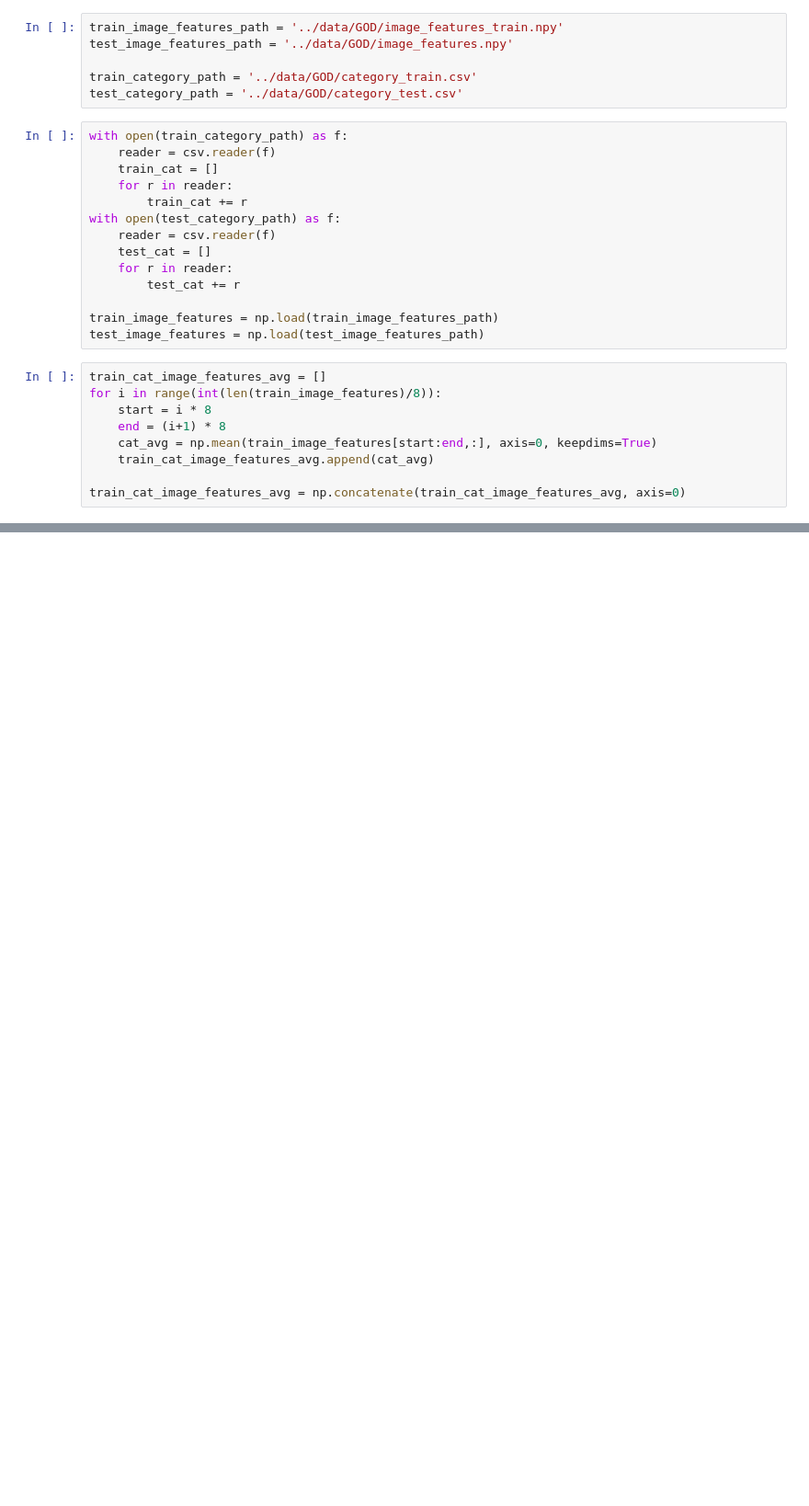
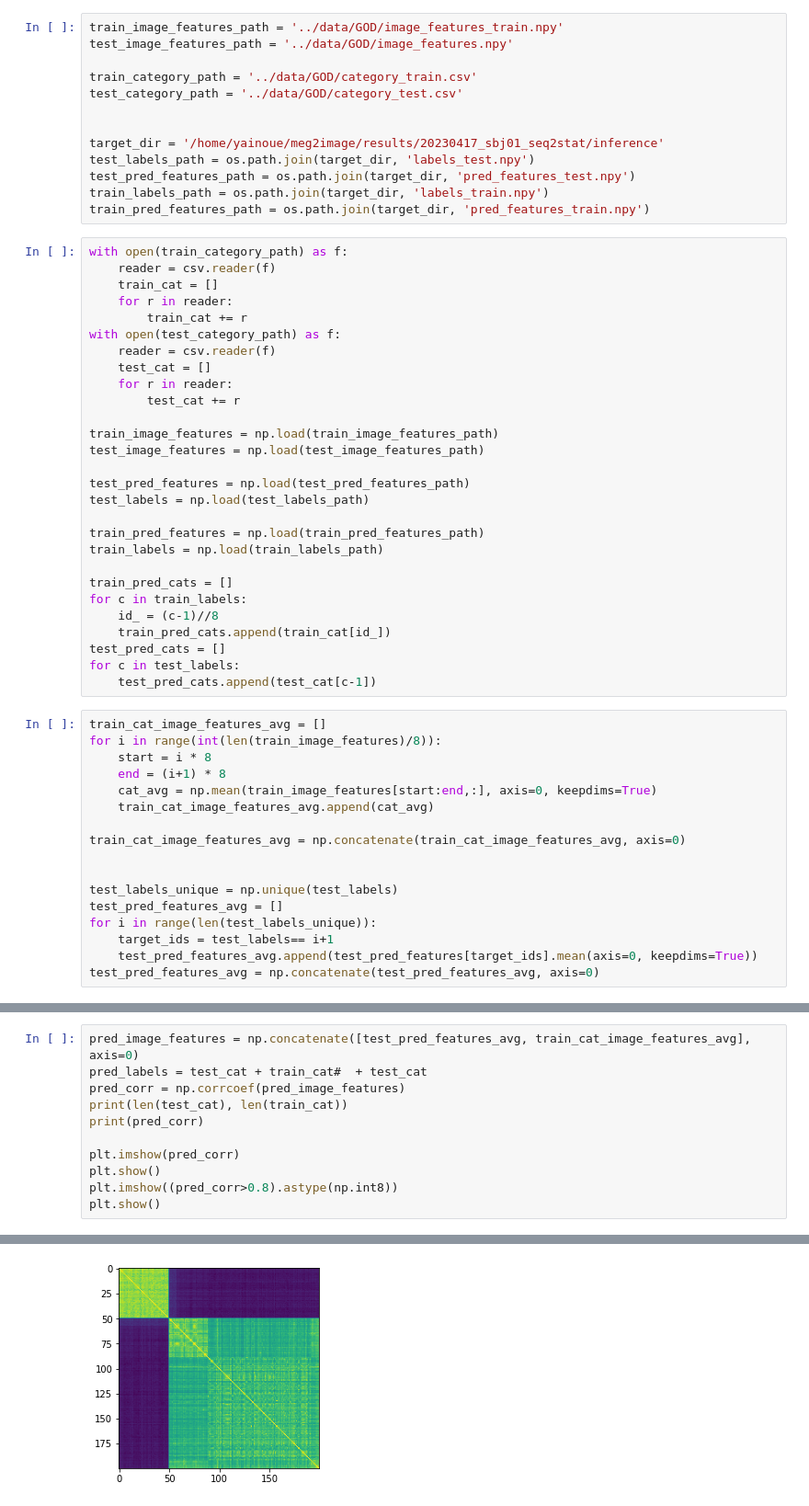
Before and after one commit to SeanNobel/speech-decoding, a Jupyter notebook: notebooks/check_category_similarity.ipynb, the cells around one changed output, grey strips where cells are left out. Shown at 92% size. Drawn from its saved outputs; the diff is of its cells as text; blank space fills up the shorter version.

```diff
--- a/notebooks/check_category_similarity.ipynb
+++ b/notebooks/check_category_similarity.ipynb
@@ -8,6 +9,13 @@ test_image_features_path = '../data/GOD/image_features.npy'
 
 train_category_path = '../data/GOD/category_train.csv'
 test_category_path = '../data/GOD/category_test.csv'
+
+
+target_dir = '/home/yainoue/meg2image/results/20230417_sbj01_seq2stat/inference'
+test_labels_path = os.path.join(target_dir, 'labels_test.npy')
+test_pred_features_path = os.path.join(target_dir, 'pred_features_test.npy')
+train_labels_path = os.path.join(target_dir, 'labels_train.npy')
+train_pred_features_path = os.path.join(target_dir, 'pred_features_train.npy')
 # %%
 with open(train_category_path) as f:
     reader = csv.reader(f)
@@ -22,6 +30,20 @@ with open(test_category_path) as f:
 
 train_image_features = np.load(train_image_features_path)
 test_image_features = np.load(test_image_features_path)
+
+test_pred_features = np.load(test_pred_features_path)
+test_labels = np.load(test_labels_path)
+
+train_pred_features = np.load(train_pred_features_path)
+train_labels = np.load(train_labels_path)
+
+train_pred_cats = []
+for c in train_labels:
+    id_ = (c-1)//8
+    train_pred_cats.append(train_cat[id_])
+test_pred_cats = []
+for c in test_labels:
+    test_pred_cats.append(test_cat[c-1])
 # %%
 train_cat_image_features_avg = []
 for i in range(int(len(train_image_features)/8)):
@@ -31,3 +53,11 @@ for i in range(int(len(train_image_features)/8)):
     train_cat_image_features_avg.append(cat_avg)
 
 train_cat_image_features_avg = np.concatenate(train_cat_image_features_avg, axis=0)
+
+
+test_labels_unique = np.unique(test_labels)
+test_pred_features_avg = []
+for i in range(len(test_labels_unique)):
+    target_ids = test_labels== i+1
+    test_pred_features_avg.append(test_pred_features[target_ids].mean(axis=0, keepdims=True))
+test_pred_features_avg = np.concatenate(test_pred_features_avg, axis=0)
@@ -76,0 +148,12 @@ test_cat
+# %%
+pred_image_features = np.concatenate([test_pred_features_avg, train_cat_image_features_avg], axis=0)
+pred_labels = test_cat + train_cat#  + test_cat
+pred_corr = np.corrcoef(pred_image_features)
+print(len(test_cat), len(train_cat))
+print(pred_corr)
+
+plt.imshow(pred_corr)
+plt.show()
+plt.imshow((pred_corr>0.8).astype(np.int8))
+plt.show()
+# %% [output]
@@ -76,0 +168 @@ test_cat
+[figure, added]
```
Also changed, not shown: parts of 27 cells of this notebook, 5 other files.
